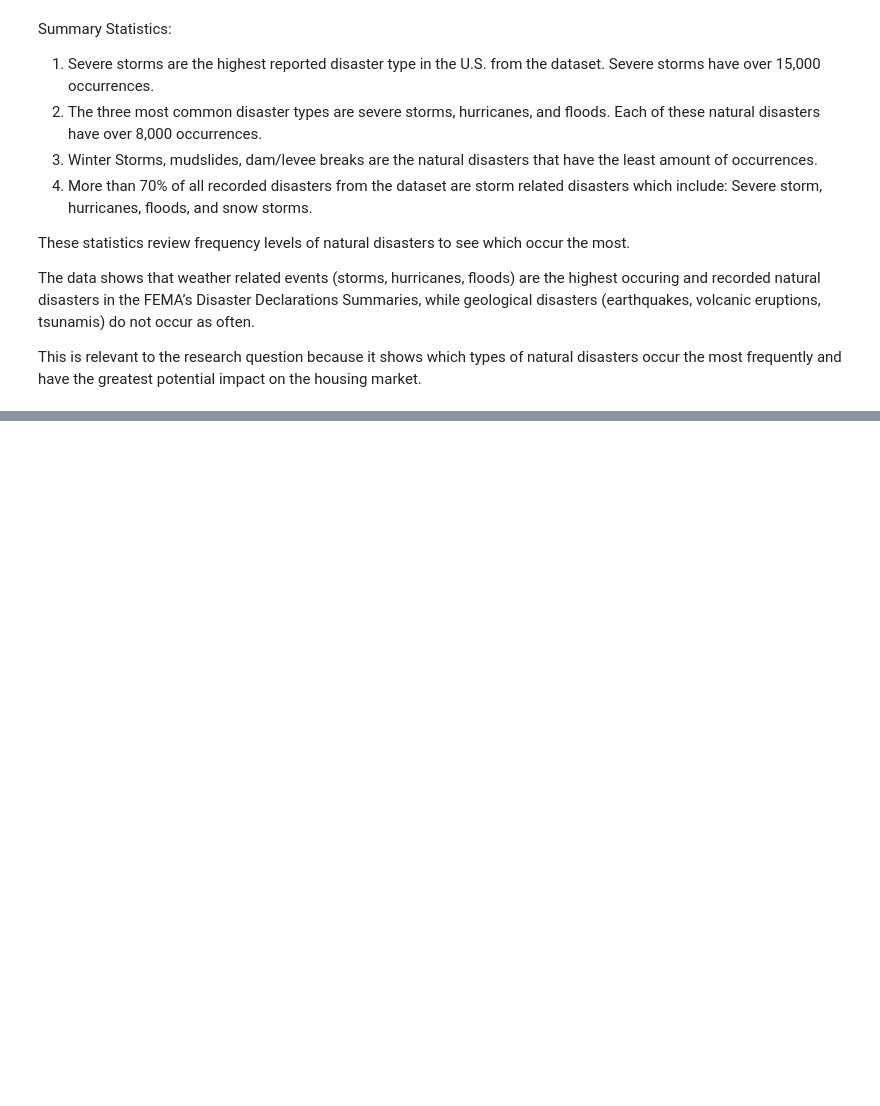
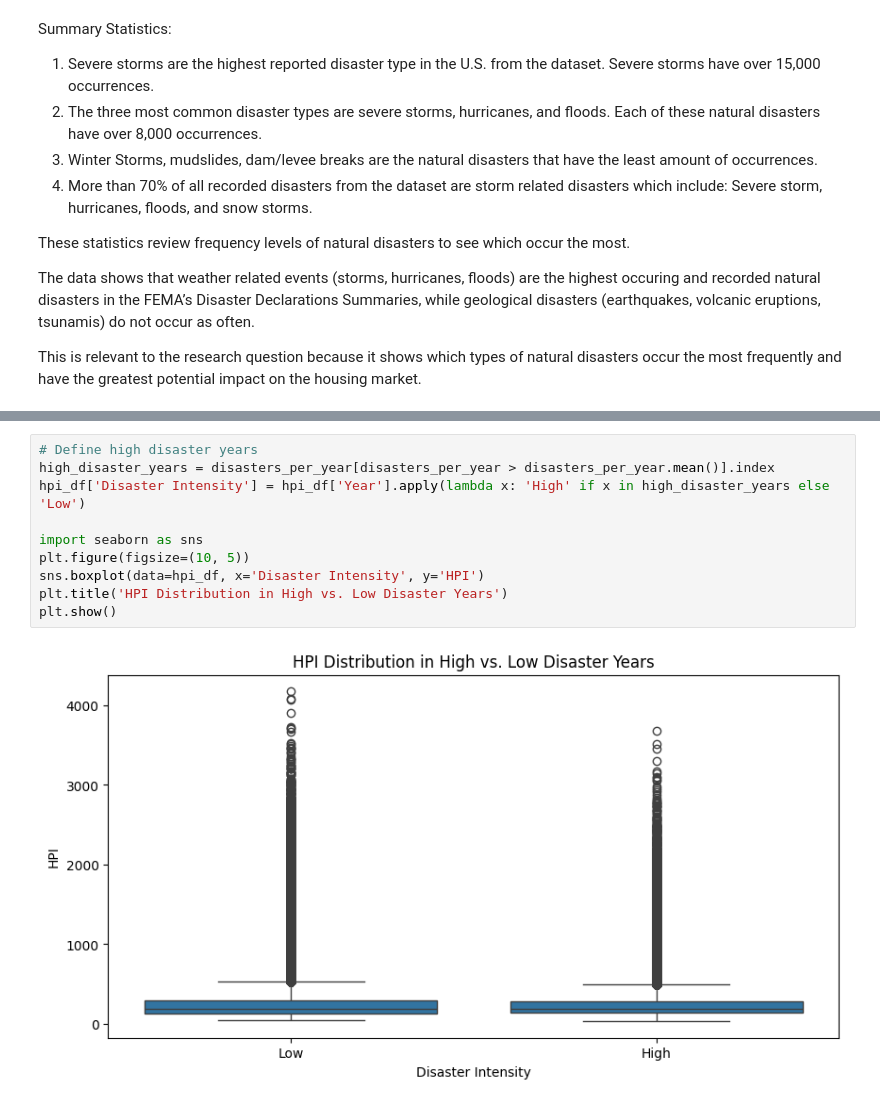
Before and after one commit to sofiadellarosa/FinalProjectDS, a Jupyter notebook: DSproject.ipynb, the cells around one changed output, grey strips where cells are left out. Cells and saved outputs as stored; diff of their text form; blank space fills up the shorter version.

```diff
--- a/DSproject.ipynb
+++ b/DSproject.ipynb
@@ -321,0 +401,12 @@ This is relevant to the research question because it shows which types of natura
+# %%
+# Define high disaster years
+high_disaster_years = disasters_per_year[disasters_per_year > disasters_per_year.mean()].index
+hpi_df['Disaster Intensity'] = hpi_df['Year'].apply(lambda x: 'High' if x in high_disaster_years else 'Low')
+
+import seaborn as sns
+plt.figure(figsize=(10, 5))
+sns.boxplot(data=hpi_df, x='Disaster Intensity', y='HPI')
+plt.title('HPI Distribution in High vs. Low Disaster Years')
+plt.show()
+# %% [output]
+[figure, added]
```
Also changed, not shown: parts of 14 cells of this notebook.
